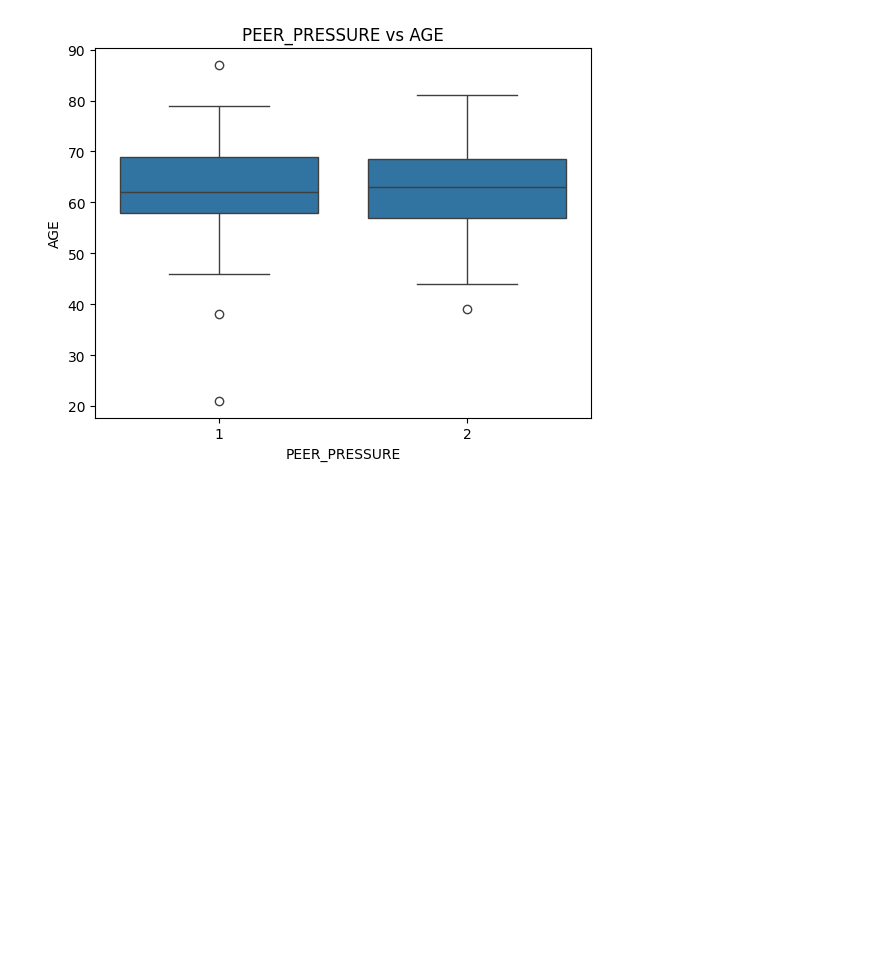
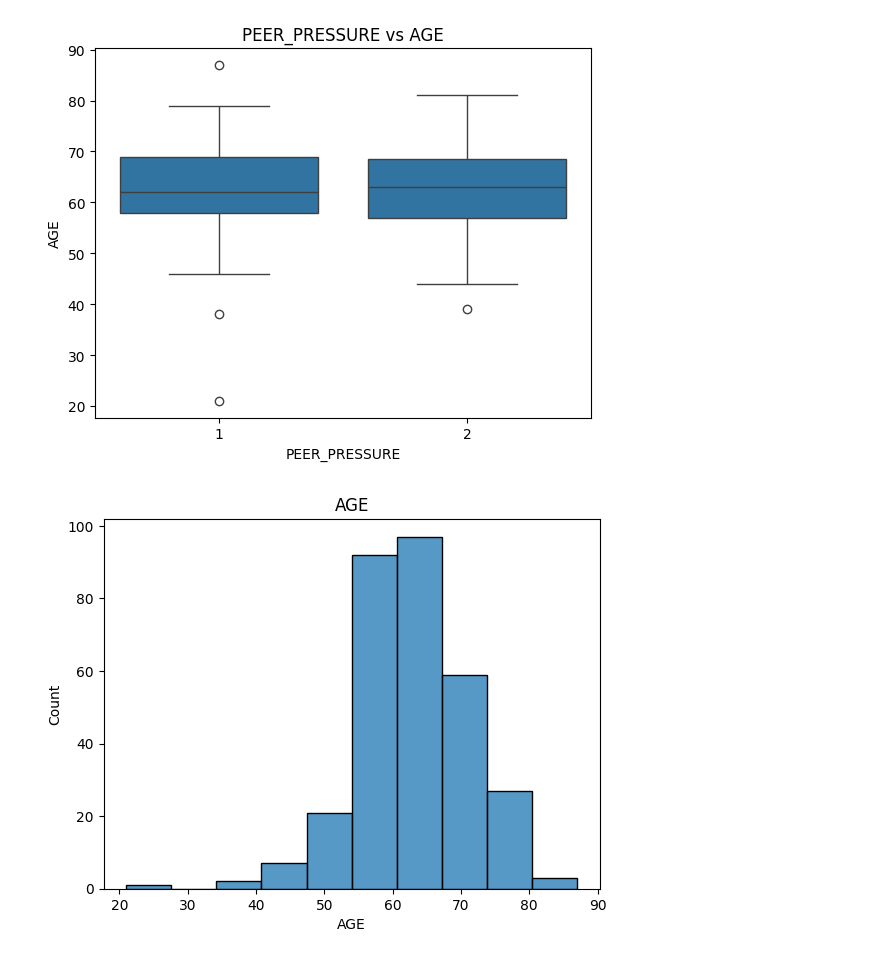
Before and after one commit to alishgurung/ML_models_Lung_Cancer_Detection, a Jupyter notebook: ML in Python.ipynb, the cells around one changed output. Saved outputs shown, nothing was run; the diff lists cells and outputs as text; code cells hidden in the pictures; blank space fills up the shorter version.

```diff
--- a/ML in Python.ipynb
+++ b/ML in Python.ipynb
@@ -63,3 +63,9 @@ plt.title("PEER_PRESSURE vs AGE")
 plt.show()
 # %% [output]
 [figure]
+# %%
+sns.histplot(data=lung_cancer_detection,x="AGE", bins=10)
+plt.title("AGE")
+plt.show()
+# %% [output]
+[figure, added]
```
Also changed, not shown: parts of 13 cells of this notebook, 2 other files.
